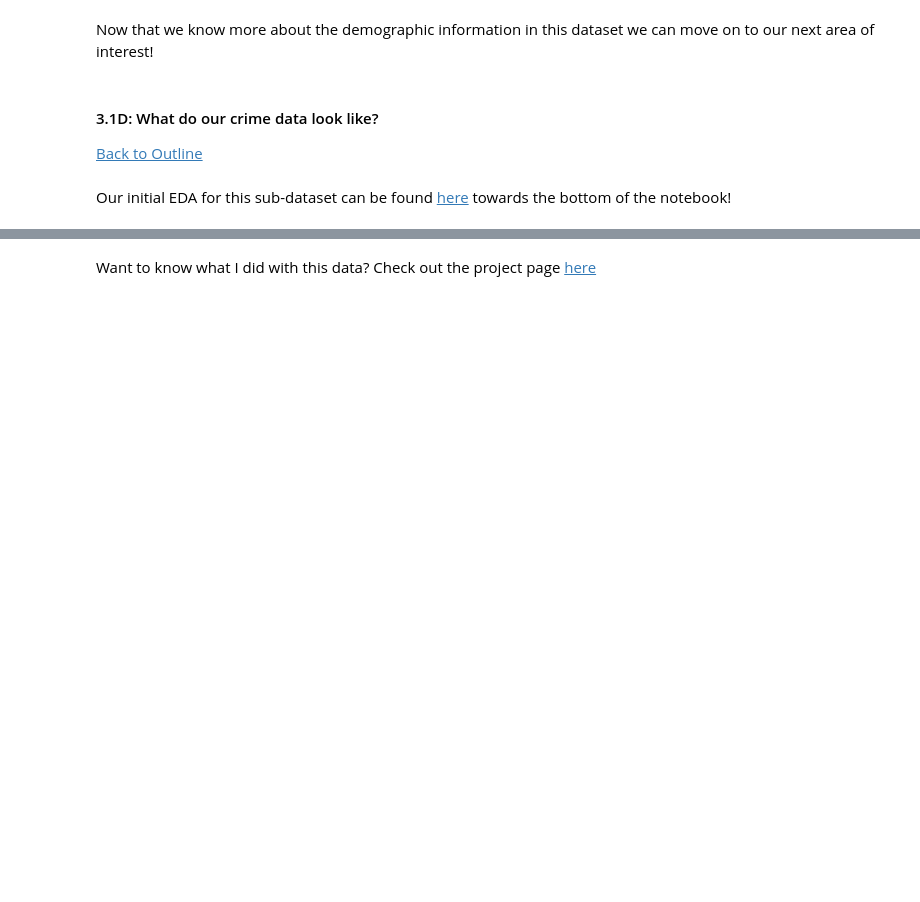
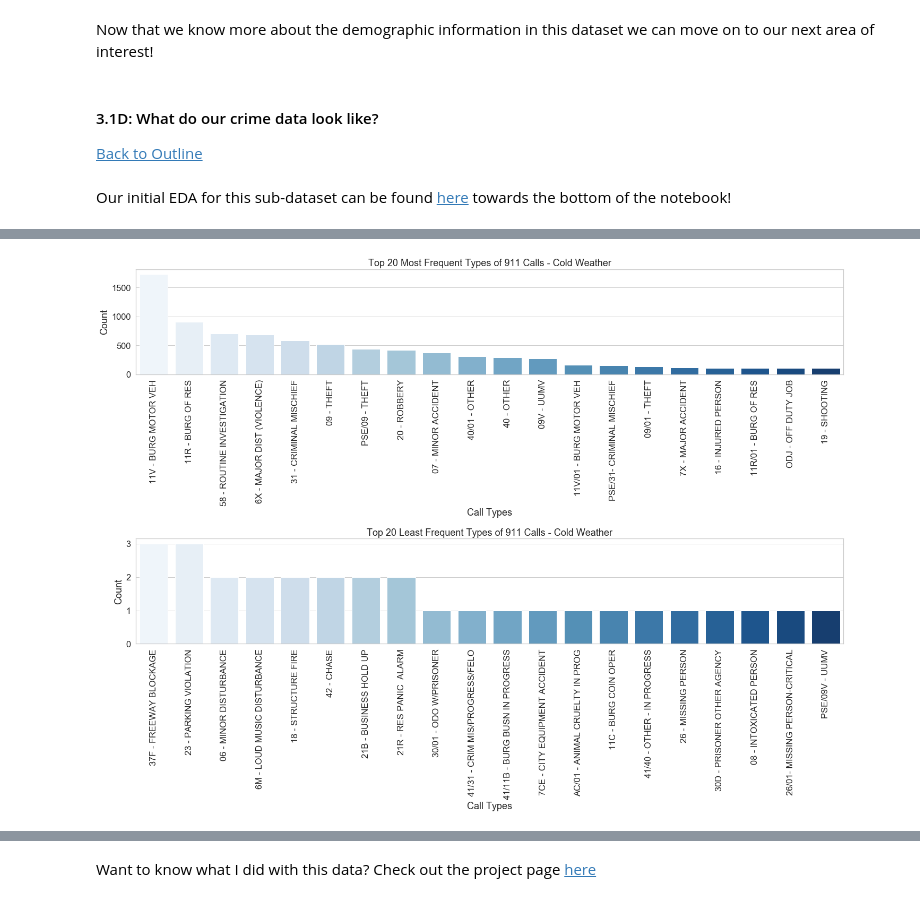
Before and after one commit to SteeleAlloy/final_capstone, a Jupyter notebook: final_project_eda.ipynb, the cells around one changed output, grey strips where cells are left out. Cells and saved outputs as stored; diff of their text form; code cells hidden in the pictures; blank space fills up the shorter version.

```diff
--- a/final_project_eda.ipynb
+++ b/final_project_eda.ipynb
@@ -1448,0 +1539,29 @@ Since we are using Tableau to make a dashboard with this data we will use Tablea
+# %%
+# What are the 20 most and least occurring types of crimes when it is cold?
+cold_crimes = pd.DataFrame(cold_calls['911_call_type'].value_counts())
+cold_crimes.reset_index(inplace= True)
+cold_crimes.rename(columns = {'index':'call_type', '911_call_type':'count'}, inplace = True)
+top_cold = cold_crimes.head(20)
+bottom_cold= cold_crimes.tail(20)
+# %%
+# Plotting these
+plt.figure(figsize = (20,15))
+
+plt.subplot(211)
+sns.barplot(x=top_cold['call_type'], y= top_cold['count'], palette= 'Blues')
+plt.title('Top 20 Most Frequent Types of 911 Calls - Cold Weather')
+plt.xlabel('Call Types')
+plt.ylabel('Count')
+plt.xticks(rotation = 90)
+
+
+plt.subplot(212)
+sns.barplot(x=bottom_cold['call_type'], y= bottom_cold['count'], palette= 'Blues')
+plt.title('Top 20 Least Frequent Types of 911 Calls - Cold Weather')
+plt.xlabel('Call Types')
+plt.ylabel('Count')
+plt.xticks(rotation = 90)
+
+plt.tight_layout()
+# %% [output]
+[figure, added]
```
Also changed, not shown: parts of 51 cells of this notebook, 1 other file.
